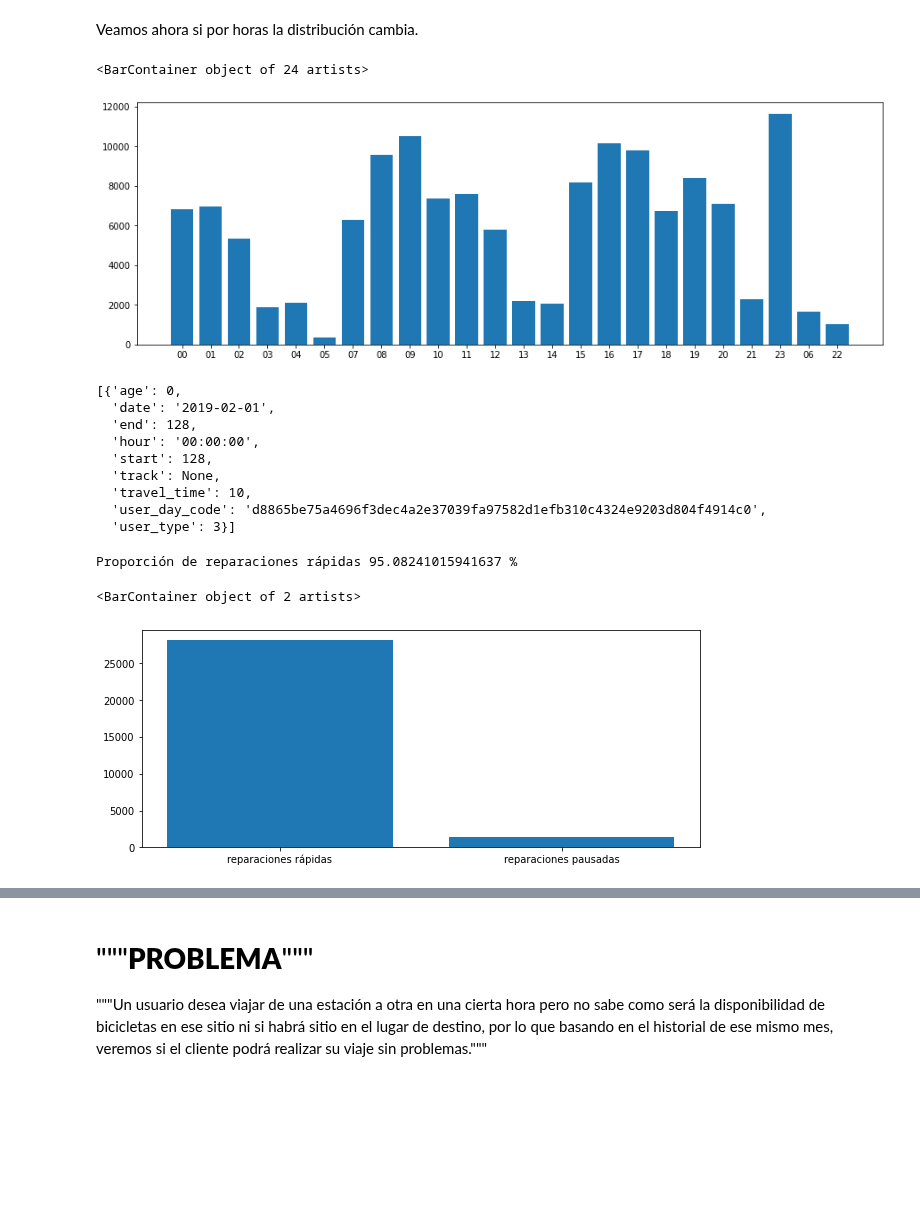
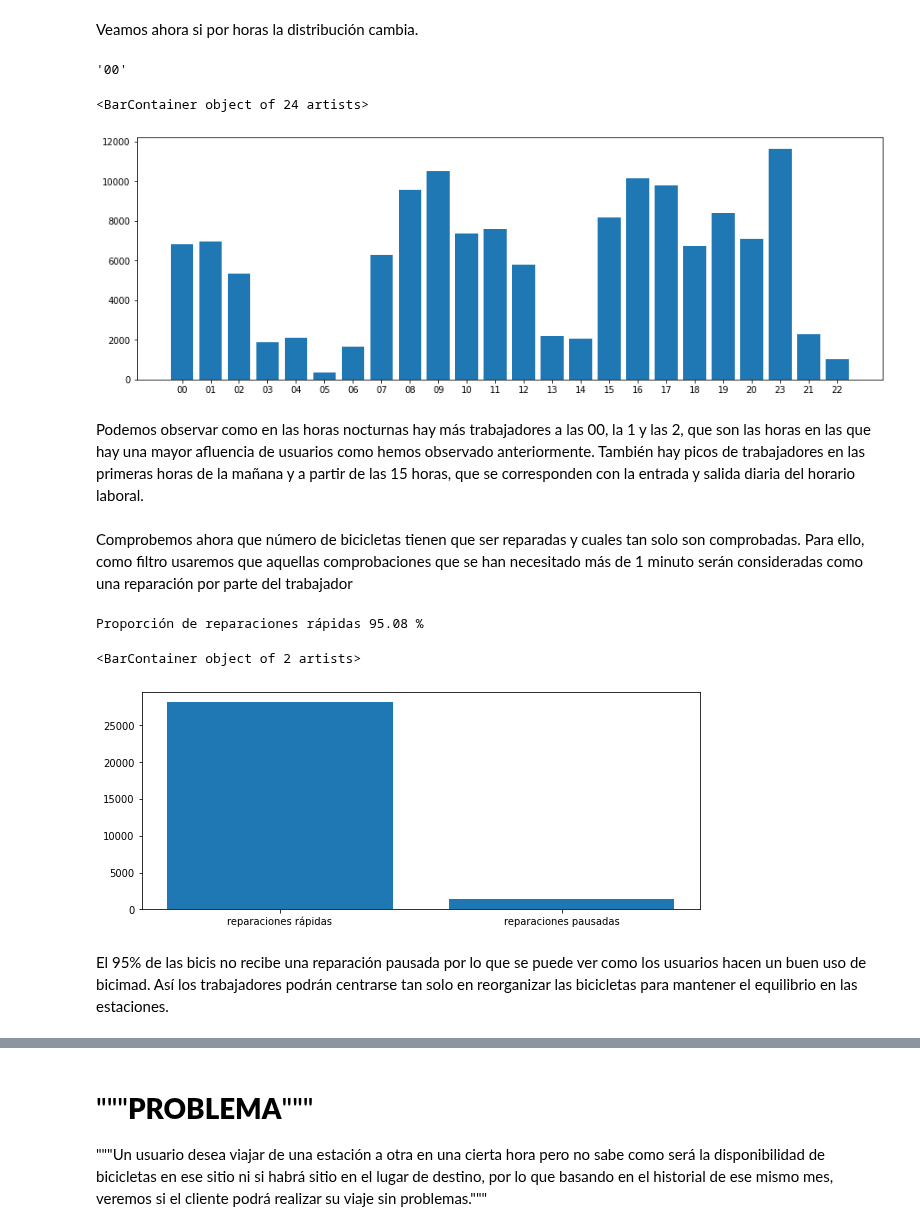
Before and after one commit to ParalelaUCM/biciMAD, a Jupyter notebook: PracticaSpark_BiciMad.ipynb, the cells around one changed output, grey strips where cells are left out. Saved outputs shown, nothing was run; the diff lists cells and outputs as text; code cells hidden in the pictures; blank space fills up the shorter version.

Commit message:
+ parte asesor y + adaptacion parte trabajadores

```diff
--- a/PracticaSpark_BiciMad.ipynb
+++ b/PracticaSpark_BiciMad.ipynb
@@ -747,28 +728,31 @@ plt.bar(dicT_dias.keys(), dicT_dias.values())
 Esta gráfica no nos proporciona gran información. Con ella en general podemos ver que en todos los días hay una afluencia de trabajo muy similar por lo que no hay días descompensados. Al ser los datos de los 6 primeros meses de 2019, tampoco se puede distinguir si es entre semana o fin de semana ya que no siempre son en el mismo día para meses distintos.
 # %% [markdown]
 Veamos ahora si por horas la distribución cambia.
+# %%
+datos = rddTrabajadores.take(1)
+datos[0]['hour'][0:2]
+# %% [output]
+'00'
 # %%
 """
 #rdb por horas
 rdbph = rdb.map(lambda x: (x[1][4],x[0]))
 rdbph.take(2)
 ph_dicc=rdbph.countByKey()
 ph_list = sorted(ph_dicc.items(), key=lambda x:x[0])
 plt.figure(figsize=(15,5))
 plt.bar(ph_dicc.keys(), ph_dicc.values())
 """
 
 #rdb por horas
-dicT_horas = rddTrabajadores.map(lambda x: (x['hour'][0:2])).countByValue()
-rdbph.take(2)
-listT_horas = sorted(dicT_horas.keys())
+dicT_horas = rddTrabajadores.map(lambda x: (x['hour'][0:2], 1)).countByKey()
 plt.figure(figsize=(15,5))
 plt.bar(dicT_horas.keys(), dicT_horas.values())
-#plt.xticks(dicT_horas.keys(), listT_horas)
-#No consigo poner las horas ordenadas JODER
 # %% [output]
 <BarContainer object of 24 artists>
-[figure, old version]
+[figure, new version]
+# %% [markdown]
+Podemos observar como en las horas nocturnas hay más trabajadores a las 00, la 1 y las 2, que son las horas en las que hay una mayor afluencia de usuarios como hemos observado anteriormente. También hay picos de trabajadores en las primeras horas de la mañana y a partir de las 15 horas, que se corresponden con la entrada y salida diaria del horario laboral.
 # %%
 def reparacion(data):
   #se trata de una reparación en la misma estación
@@ -790,19 +774,14 @@ def no_funciona (data):
   time = data['travel_time']
   return user!=3 and start==end #and time < 121
 # %%
+"""
+Esta celda se podría quitar yo creo ya que no hace falta usar el valor repN y asi nos ahorramos una rdd
+"""
 #nos quedamos con las reparaciones
 rddrep = rddTrabajadores.filter(reparacion)
 repN = rddrep.count() #hay 5361 veamos cuantas son reparadas de verdad, o solo comprobadas
 rddrep.take(1)
-# %% [output]
-[{'age': 0,
-  'date': '2019-02-01',
-  'end': 128,
-  'hour': '00:00:00',
-  'start': 128,
-  'track': None,
-  'travel_time': 10,
-  'user_day_code': 'd8865be75a4696f3dec4a2e37039fa97582d1efb310c4324e9203d804f4914c0',
-  'user_type': 3}]
+# %% [markdown]
+Comprobemos ahora que número de bicicletas tienen que ser reparadas y cuales tan solo son comprobadas. Para ello, como filtro usaremos que aquellas comprobaciones que se han necesitado más de 1 minuto serán consideradas como una reparación por parte del trabajador
 # %%
 limite=61
@@ -811,10 +790,12 @@ repT1=rddrep.filter(lambda x: x['travel_time']>=limite).count()
 # %%
-print('Proporción de reparaciones rápidas', 100*(repF/repN),'%') #proporción del 95% de reparaciones rápidas
+print('Proporción de reparaciones rápidas', "{0:.2f}".format(100*comprobada/(reparada+comprobada)),'%') #proporción del 95% de reparaciones rápidas
 plt.figure(figsize=(10,4))
-plt.bar(("reparaciones rápidas","reparaciones pausadas"),(repF,repT))
+plt.bar(("reparaciones rápidas","reparaciones pausadas"),(comprobada,reparada))
 # %% [output]
-Proporción de reparaciones rápidas 95.08241015941637 %
+Proporción de reparaciones rápidas 95.08 %
 <BarContainer object of 2 artists>
 [figure]
+# %% [markdown]
+El 95% de las bicis no recibe una reparación pausada por lo que se puede ver como los usuarios hacen un buen uso de bicimad. Así los trabajadores podrán centrarse tan solo en reorganizar las bicicletas para mantener el equilibrio en las estaciones.
 # %%
 #nos quedamos con los traslados
```
Also changed, not shown: parts of 17 cells of this notebook.
